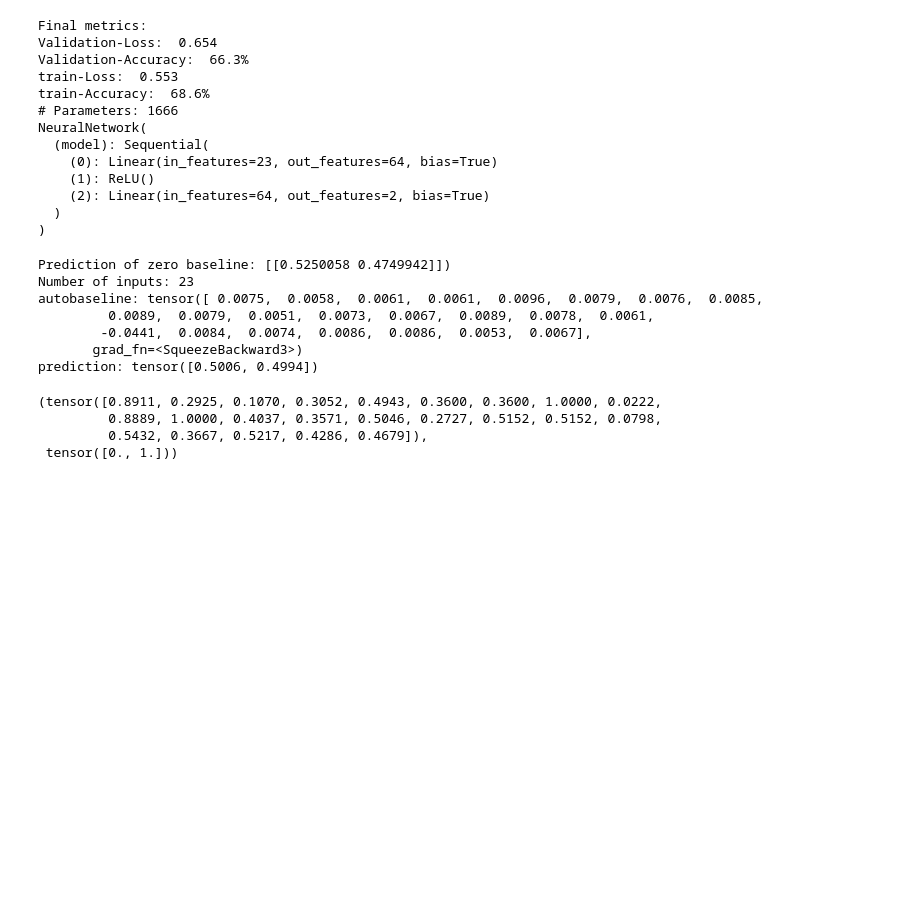
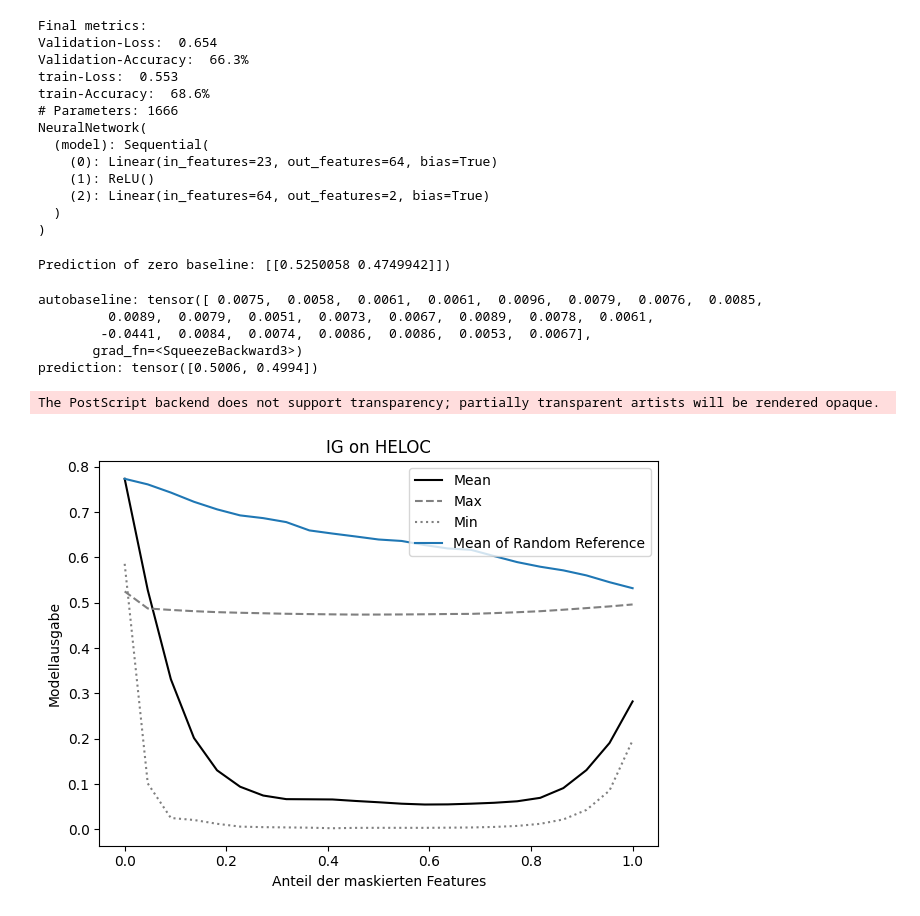
Before and after one commit to mrschmdt/XAI-baselines, a Jupyter notebook: baseline_test.ipynb, the cells around one changed output. Drawn from its saved outputs; the diff is of its cells as text; code cells hidden in the pictures; blank space fills up the shorter version.

Commit message:
feat: testing of zero output baseline and evaluator

```diff
--- a/baseline_test.ipynb
+++ b/baseline_test.ipynb
@@ -31,23 +31,31 @@ import torch
 print(f"Prediction of zero baseline: {model.predict(torch.zeros(1, 23)).detach().numpy()})")
 
 baseline_generator = ZeroUniformOutputBaseline(model)
-print(f"Number of inputs: {baseline_generator.num_inputs}")
 zero_uniform_output_baseline = baseline_generator.get_baseline()
 # %% [output]
 Prediction of zero baseline: [[0.5250058 0.4749942]])
-Number of inputs: 23
-autobaseline: tensor([ 0.0075,  0.0058,  0.0061,  0.0061,  0.0096,  0.0079,  0.0076,  0.0085,
-         0.0089,  0.0079,  0.0051,  0.0073,  0.0067,  0.0089,  0.0078,  0.0061,
-        -0.0441,  0.0084,  0.0074,  0.0086,  0.0086,  0.0053,  0.0067],
-       grad_fn=<SqueezeBackward3>)
-prediction: tensor([0.5006, 0.4994])
+autobaseline: tensor([ 0.0075,  0.0058,  0.0061,  0.0061,  0.0096,  0.0079,  0.0076,  0.0085,
+         0.0089,  0.0079,  0.0051,  0.0073,  0.0067,  0.0089,  0.0078,  0.0061,
+        -0.0441,  0.0084,  0.0074,  0.0086,  0.0086,  0.0053,  0.0067],
+       grad_fn=<SqueezeBackward3>)
+prediction: tensor([0.5006, 0.4994])
-# %%
-from data import HELOC
-
-dataset = HELOC("validation")
-dataset[0]
-# %% [output]
-(tensor([0.8911, 0.2925, 0.1070, 0.3052, 0.4943, 0.3600, 0.3600, 1.0000, 0.0222,
-         0.8889, 1.0000, 0.4037, 0.3571, 0.5046, 0.2727, 0.5152, 0.5152, 0.0798,
-         0.5432, 0.3667, 0.5217, 0.4286, 0.4679]),
- tensor([0., 1.]))
+# %%
+from evaluation.attribution_methods_evaluator_heloc import AttributionMethodsEvaluator
+from attribution import IntegratedGradient
+from data import HELOC
+
+data = HELOC(mode="validation")
+
+ig = IntegratedGradient(model)
+
+evaluator = AttributionMethodsEvaluator(model,dataset="HELOC")
+evaluator.visualize_log_odds_of_dataset(
+    attribute=ig.attribute,
+    title="IG on HELOC",
+    attribution_baseline=zero_uniform_output_baseline,
+    masking_baseline=zero_uniform_output_baseline,
+    apply_log=False
+)
+# %% [output]
+The PostScript backend does not support transparency; partially transparent artists will be rendered opaque.
+[figure, added]
```
